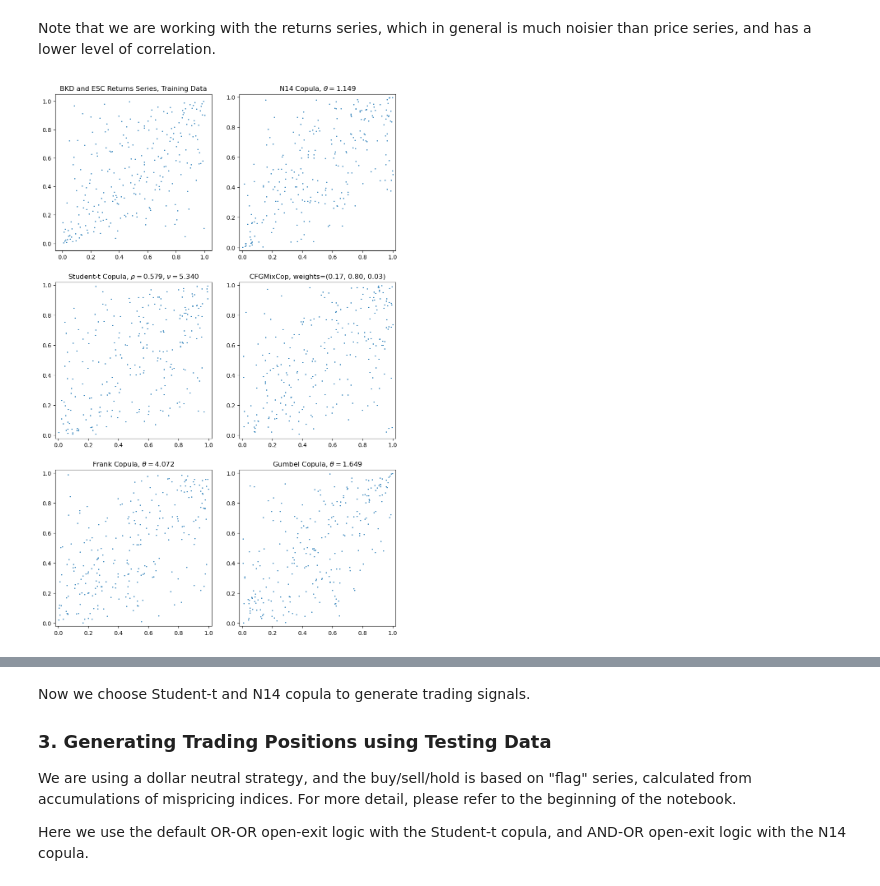
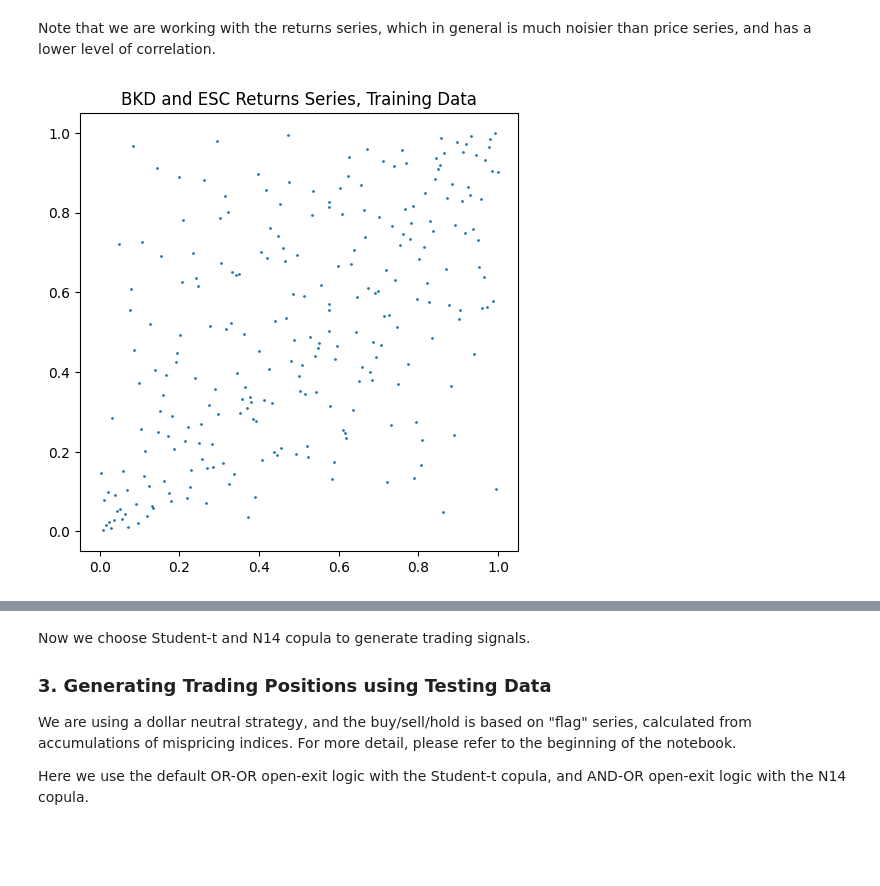
Before and after one commit to hudson-and-thames/arbitrage_research, a Jupyter notebook: Copula Approach/Copula_Strategy_Mispricing_Index.ipynb, the cells around one changed output, grey strips where cells are left out. Saved outputs shown, nothing was run; the diff lists cells and outputs as text; code cells hidden in the pictures; blank space fills up the shorter version.

```diff
--- a/Copula Approach/Copula_Strategy_Mispricing_Index.ipynb
+++ b/Copula Approach/Copula_Strategy_Mispricing_Index.ipynb
@@ -255,32 +273,16 @@ print(result_dict_n14)
 # %% [markdown]
 Note that we are working with the returns series, which in general is much noisier than price series, and has a lower level of correlation.
-# %%
-# Scatter plot the training data vs the fitted copulas
-fig, axs = plt.subplots(nrows=3, ncols=2, figsize=(9,14), dpi=100)
-
-# axs[0, 0]: Empirical.
-axs[0, 0].scatter(cdf1(returns_train['BKD']), cdf2(returns_train['ESC']), s=1)
-axs[0, 0].set_aspect('equal', adjustable='box')
-axs[0, 0].set_title(r'BKD and ESC Returns Series, Training Data')
-axs[0, 0].set_xlim([-0.05, 1.05])
-axs[0, 0].set_ylim([-0.05, 1.05])
-plt.tight_layout()
-
-# axs[0, 1]: N14.
-copula_n14.plot(ax=axs[0, 1], s=1, num=training_length)
-
-# axs[1, 0]: Student-t.
-copula_t.plot(ax=axs[1, 0], s=1, num=training_length)
-
-# axs[1, 1]: CFG.
-copula_cfg.plot(ax=axs[1, 1], s=1, num=training_length)
-
-# axs[2, 0]: Frank.
-copula_frank.plot(ax=axs[2, 0], s=1, num=training_length)
-
-# axs[2, 1]: Gumbel.
-copula_gumbel.plot(ax=axs[2, 1], s=1, num=training_length)
-
-plt.show()
-# %% [output]
-[figure, removed]
+# %%
+# Plotting copulas
+fig, ax = plt.subplots(figsize=(5,7), dpi=100)
+
+ax.scatter(cdf1(returns_train['BKD']), cdf2(returns_train['ESC']), s=1)
+ax.set_aspect('equal', adjustable='box')
+ax.set_title(r'BKD and ESC Returns Series, Training Data')
+ax.set_xlim([-0.05, 1.05])
+ax.set_ylim([-0.05, 1.05])
+plt.tight_layout()
+
+plt.show()
+# %% [output]
+[figure, added]
```
Also changed, not shown: parts of 15 cells of this notebook.
